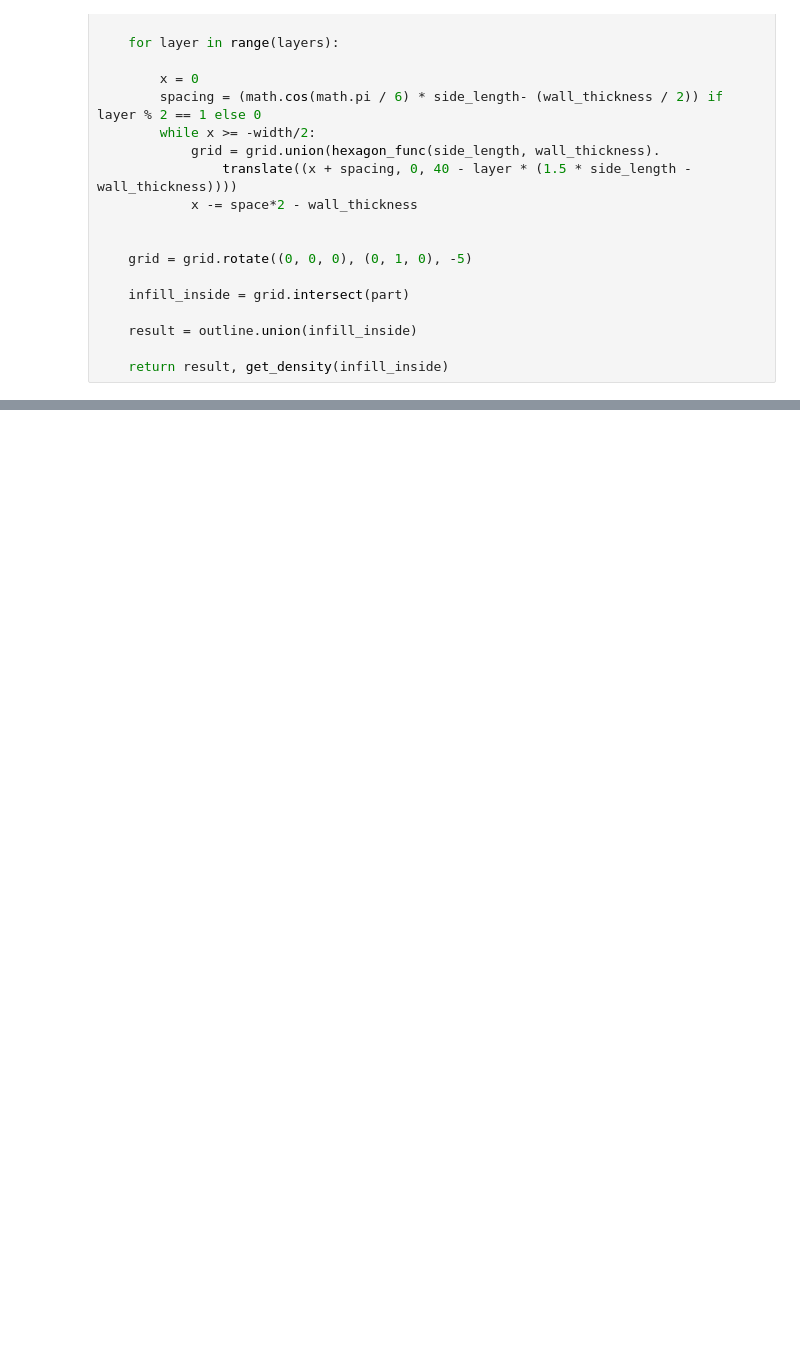
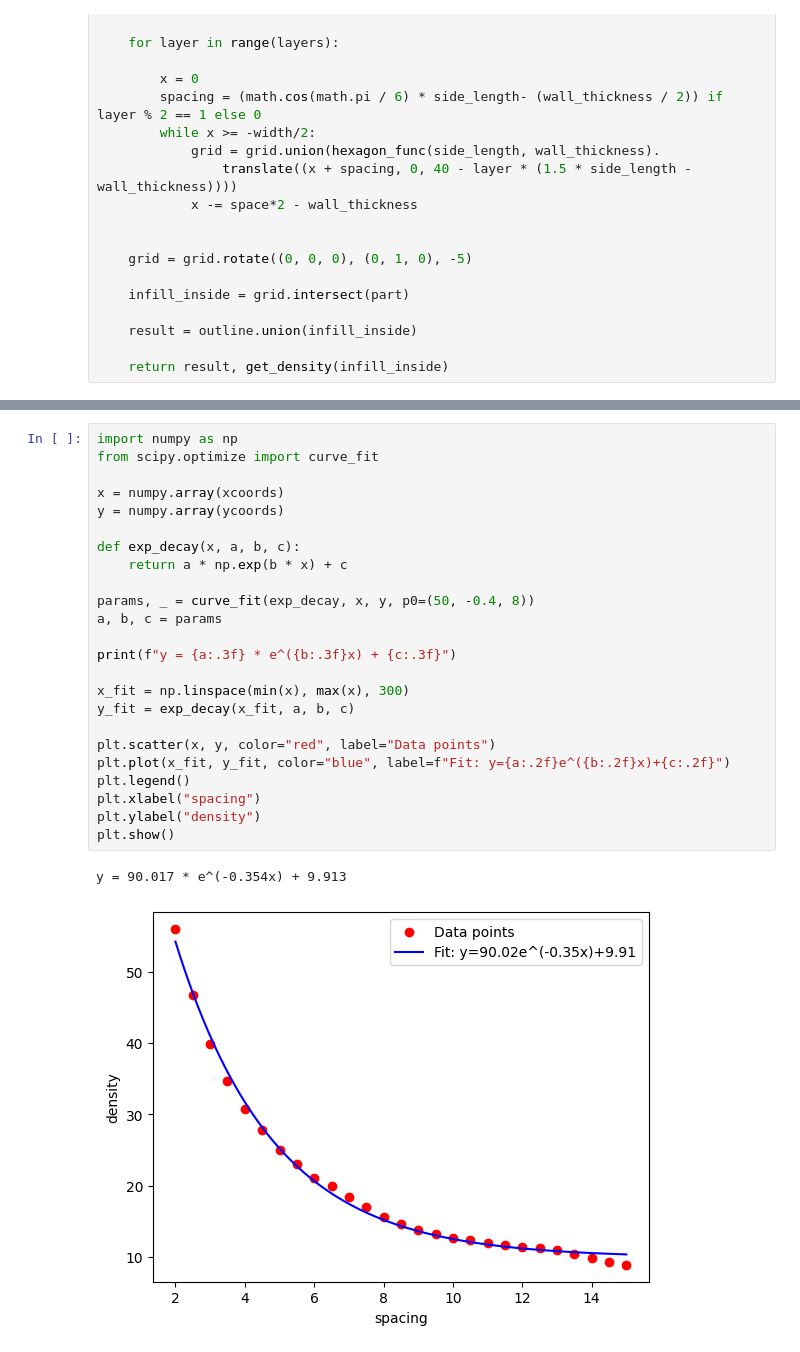
Before and after one commit to adikeshn/Optimization-of-3D-Printing-Infill-for-Compliant-Grippers, a Jupyter notebook: infill_generating.ipynb, the cells around one changed output, grey strips where cells are left out. Saved outputs shown, nothing was run; the diff lists cells and outputs as text; blank space fills up the shorter version.

```diff
--- a/infill_generating.ipynb
+++ b/infill_generating.ipynb
@@ -211,0 +266,27 @@ CadViewerWidget(anchor=None, aspect_ratio=0.75, cad_width=800, control='trackbal
+# %%
+import numpy as np
+from scipy.optimize import curve_fit
+
+x = numpy.array(xcoords)
+y = numpy.array(ycoords)
+
+def exp_decay(x, a, b, c):
+    return a * np.exp(b * x) + c
+
+params, _ = curve_fit(exp_decay, x, y, p0=(50, -0.4, 8))
+a, b, c = params
+
+print(f"y = {a:.3f} * e^({b:.3f}x) + {c:.3f}")
+
+x_fit = np.linspace(min(x), max(x), 300)
+y_fit = exp_decay(x_fit, a, b, c)
+
+plt.scatter(x, y, color="red", label="Data points")
+plt.plot(x_fit, y_fit, color="blue", label=f"Fit: y={a:.2f}e^({b:.2f}x)+{c:.2f}")
+plt.legend()
+plt.xlabel("spacing")
+plt.ylabel("density")
+plt.show()
+# %% [output]
+y = 90.017 * e^(-0.354x) + 9.913
+[figure, added]
```
Also changed, not shown: parts of 14 cells of this notebook, 7 other files.
